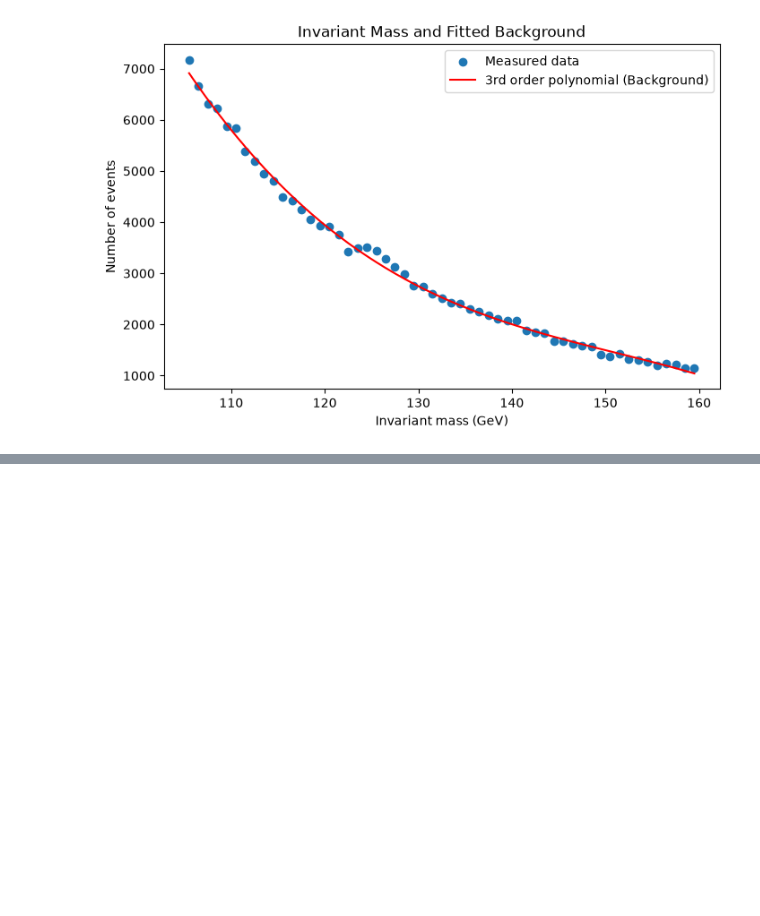
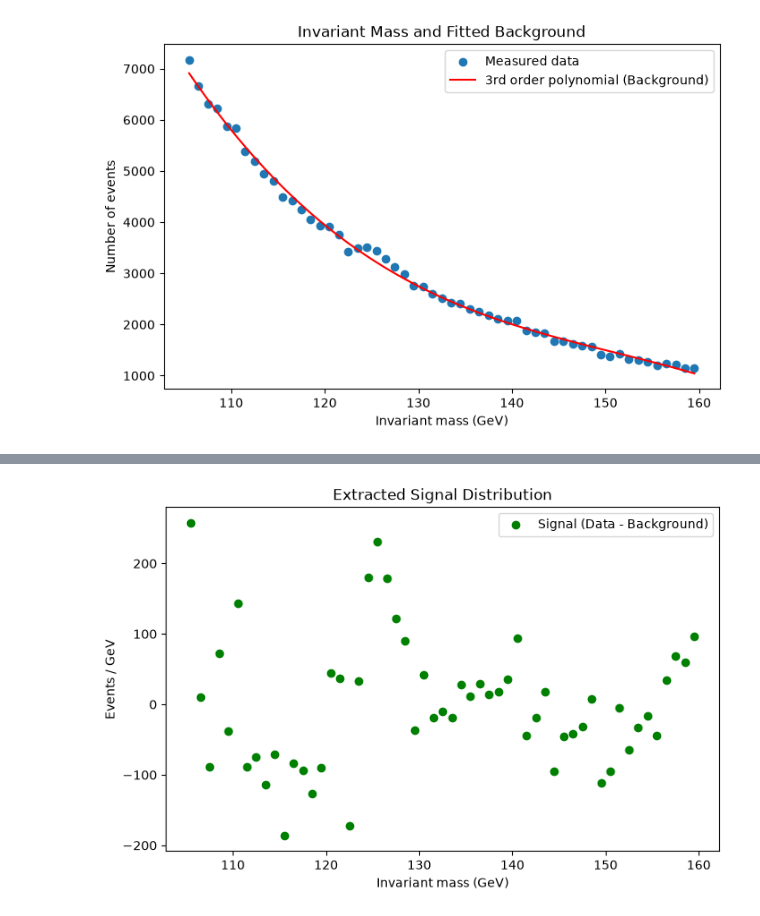
Before and after one commit to taro-py/Numerical-Modeling-on-Python, a Jupyter notebook: assignment1/part1/Neizan_RoggieMartinez_part1.ipynb, the cells around one changed output, grey strips where cells are left out. Drawn from its saved outputs; the diff is of its cells as text; code cells hidden in the pictures; blank space fills up the shorter version.

```diff
--- a/assignment1/part1/Neizan_RoggieMartinez_part1.ipynb
+++ b/assignment1/part1/Neizan_RoggieMartinez_part1.ipynb
@@ -78,0 +85,17 @@ plt.show()
+# %%
+#obtaining the signal by substracting the background from the measured events
+signal = events - background
+
+#Plotting as usual
+plt.figure(figsize=(8, 5))
+
+plt.scatter(mass_GeV, signal, color='green', label="Signal (Data - Background)")
+
+plt.xlabel("Invariant mass (GeV)")
+plt.ylabel("Events / GeV")
+plt.title("Extracted Signal Distribution")
+
+plt.legend()
+plt.show()
+# %% [output]
+[figure, added]
```
Also changed, not shown: parts of 4 cells of this notebook.
